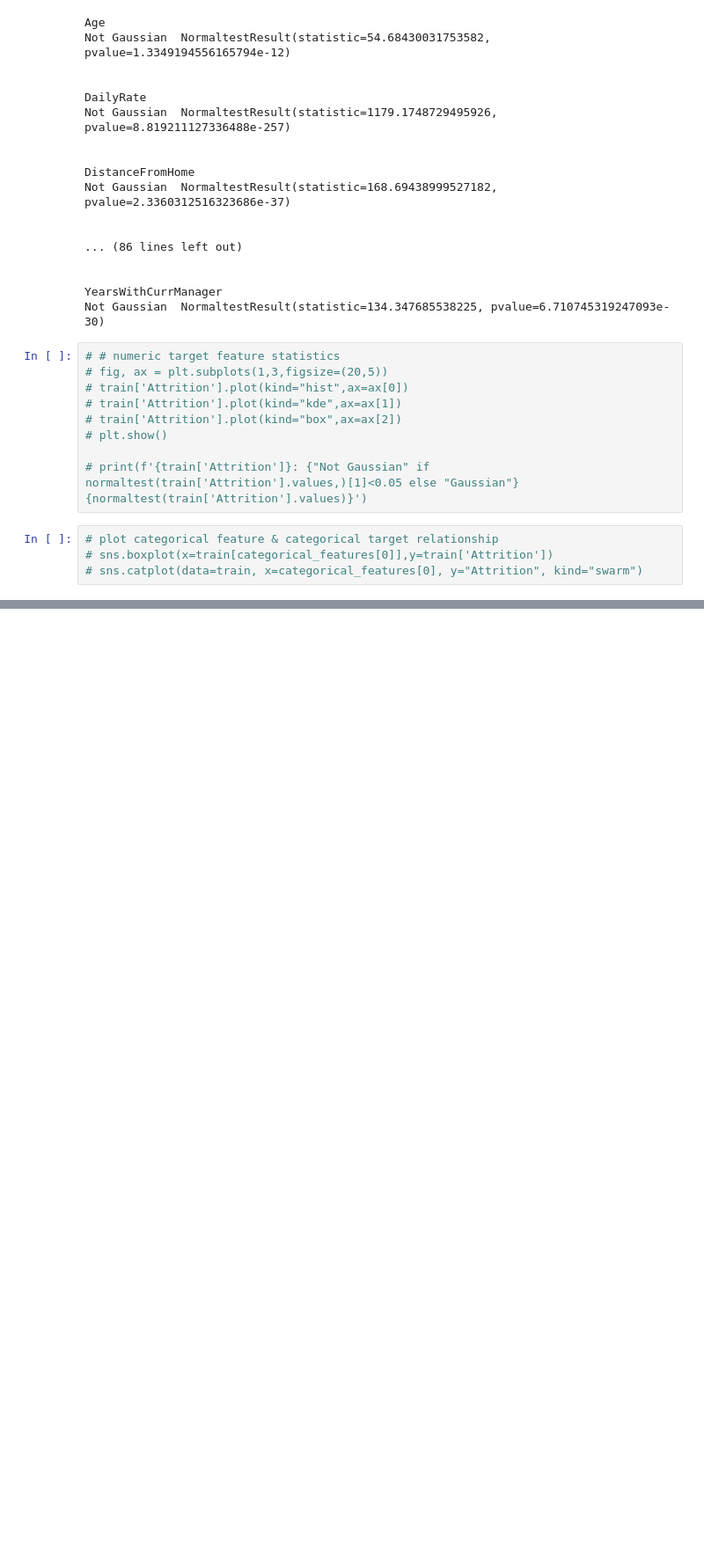
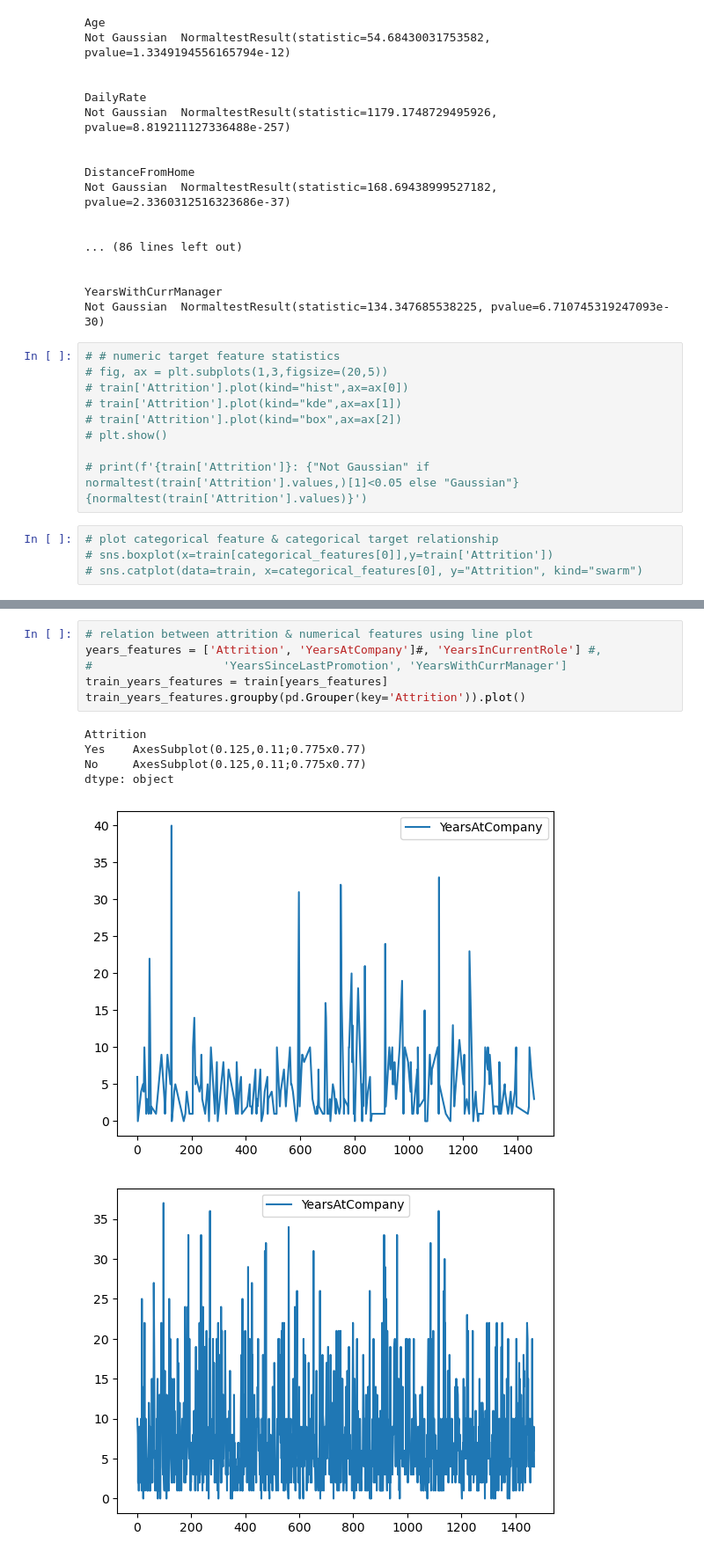
Before and after one commit to mohamedisakr/kaggle-ibm-hr-analytics-employee-attrition, a Jupyter notebook: exploratory-data-analysis-template.ipynb, the cells around one changed output, grey strips where cells are left out. Shown at 88% size. Saved outputs shown, nothing was run; the diff lists cells and outputs as text; blank space fills up the shorter version.

```diff
--- a/exploratory-data-analysis-template.ipynb
+++ b/exploratory-data-analysis-template.ipynb
@@ -454,0 +506,13 @@ Not Gaussian  NormaltestResult(statistic=134.347685538225, pvalue=6.710745319247
+# %%
+# relation between attrition & numerical features using line plot
+years_features = ['Attrition', 'YearsAtCompany']#, 'YearsInCurrentRole'] #,
+#                   'YearsSinceLastPromotion', 'YearsWithCurrManager']
+train_years_features = train[years_features]
+train_years_features.groupby(pd.Grouper(key='Attrition')).plot()
+# %% [output]
+Attrition
+Yes    AxesSubplot(0.125,0.11;0.775x0.77)
+No     AxesSubplot(0.125,0.11;0.775x0.77)
+dtype: object
+[figure, added]
+[figure, added]
```
Also changed, not shown: parts of 7 cells of this notebook.
